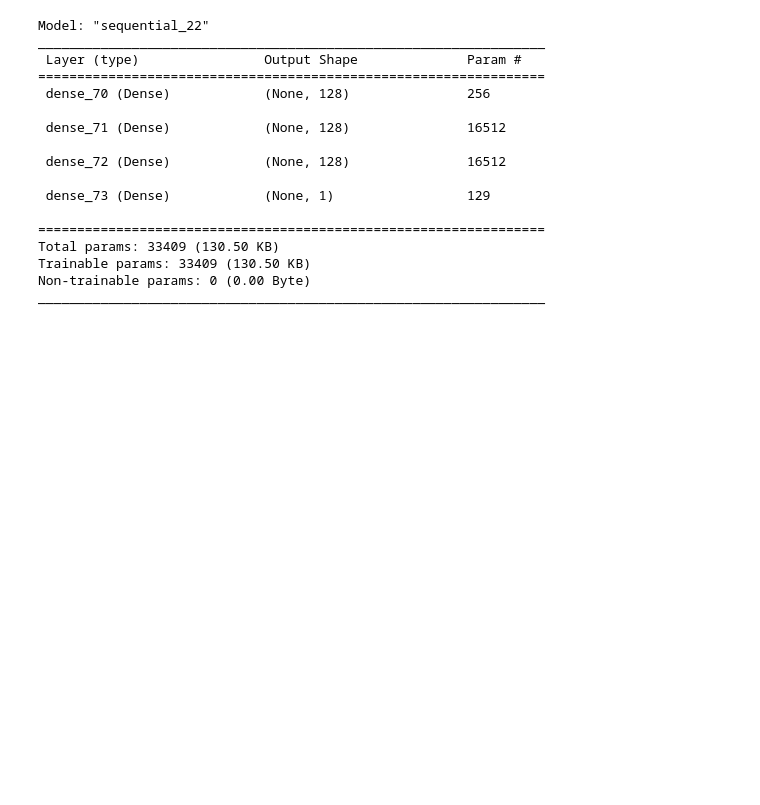
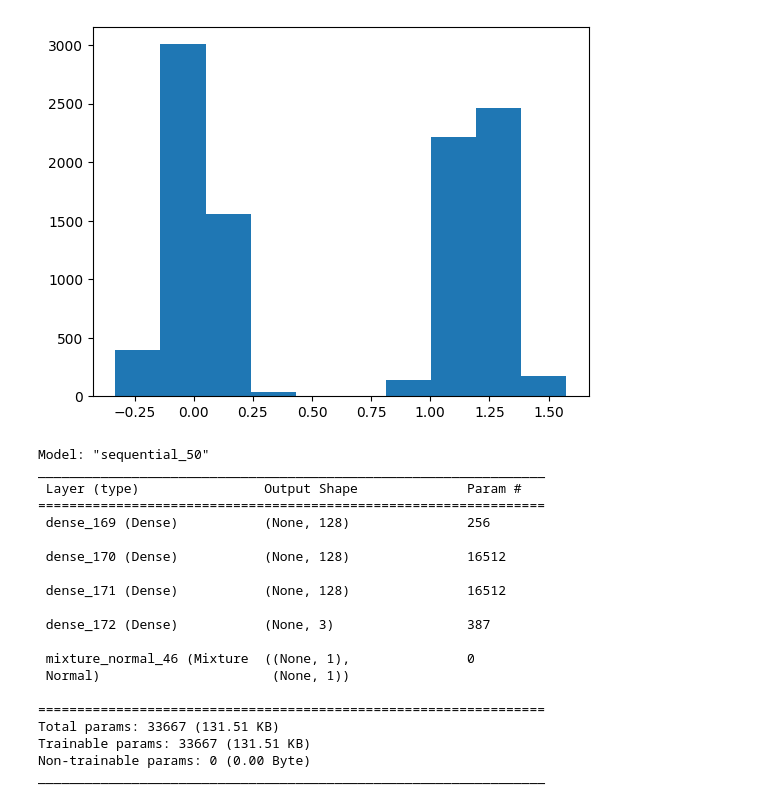
Before and after one commit to kacper-drabicki/redshift, a Jupyter notebook: BNNtesting.ipynb, the cells around one changed output. Cells and saved outputs as stored; diff of their text form; code cells hidden in the pictures; blank space fills up the shorter version.

```diff
--- a/BNNtesting.ipynb
+++ b/BNNtesting.ipynb
@@ -65,30 +32,44 @@ def posterior(kernel_size, bias_size, dtype=None):
+# %%
+plt.hist(X_train)
+plt.show()
+# %% [output]
+[figure, added]
 # %%
+event_shape = [1]
+params_size = tfp.layers.MixtureNormal.params_size(1, event_shape)
+
 model = tf_keras.Sequential([
     tf_keras.layers.Dense(128, activation='relu', input_shape=(1,)),
     tf_keras.layers.Dense(128, activation='relu'),
     tf_keras.layers.Dense(128, activation='relu'),
-    tf_keras.layers.Dense(1),
+    tf_keras.layers.Dense(params_size),
+    tfp.layers.MixtureNormal(1, event_shape)
 ])
 
+def negloglik(y_true, y_pred):
+    return -y_pred.log_prob(y_true)
 
-model.compile(optimizer=tf_keras.optimizers.Adam(learning_rate=0.001), loss="mse")
+model.compile(optimizer=tf_keras.optimizers.Adam(learning_rate=0.001), loss=negloglik)
 model.summary()
 # %% [output]
-Model: "sequential_22"
+Model: "sequential_50"
 _________________________________________________________________
  Layer (type)                Output Shape              Param #
 =================================================================
- dense_70 (Dense)            (None, 128)               256
+ dense_169 (Dense)           (None, 128)               256
 
- dense_71 (Dense)            (None, 128)               16512
+ dense_170 (Dense)           (None, 128)               16512
 
- dense_72 (Dense)            (None, 128)               16512
+ dense_171 (Dense)           (None, 128)               16512
 
- dense_73 (Dense)            (None, 1)                 129
+ dense_172 (Dense)           (None, 3)                 387
+
+ mixture_normal_46 (Mixture  ((None, 1),               0
+ Normal)                      (None, 1))
 
 =================================================================
-Total params: 33409 (130.50 KB)
-Trainable params: 33409 (130.50 KB)
+Total params: 33667 (131.51 KB)
+Trainable params: 33667 (131.51 KB)
 Non-trainable params: 0 (0.00 Byte)
 _________________________________________________________________
 # %%
```
Also changed, not shown: parts of 15 cells of this notebook, 1 other file.
